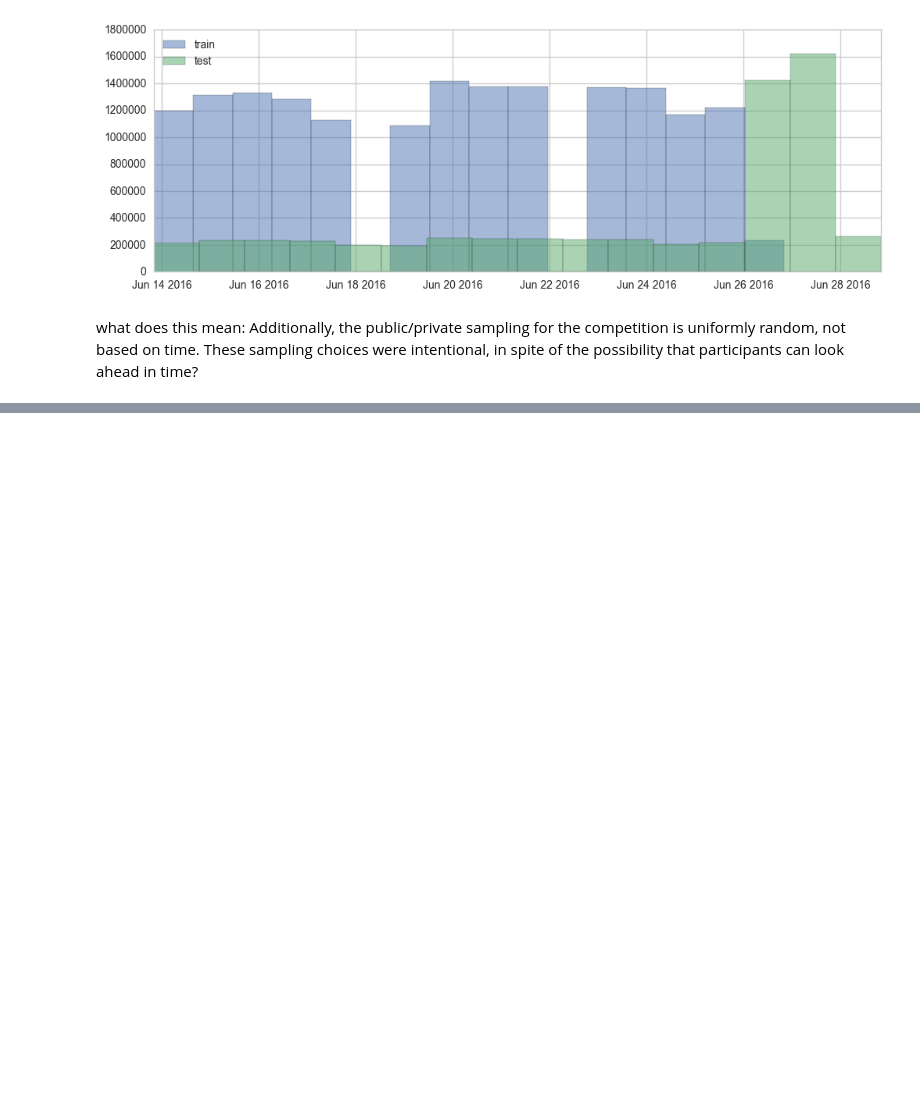
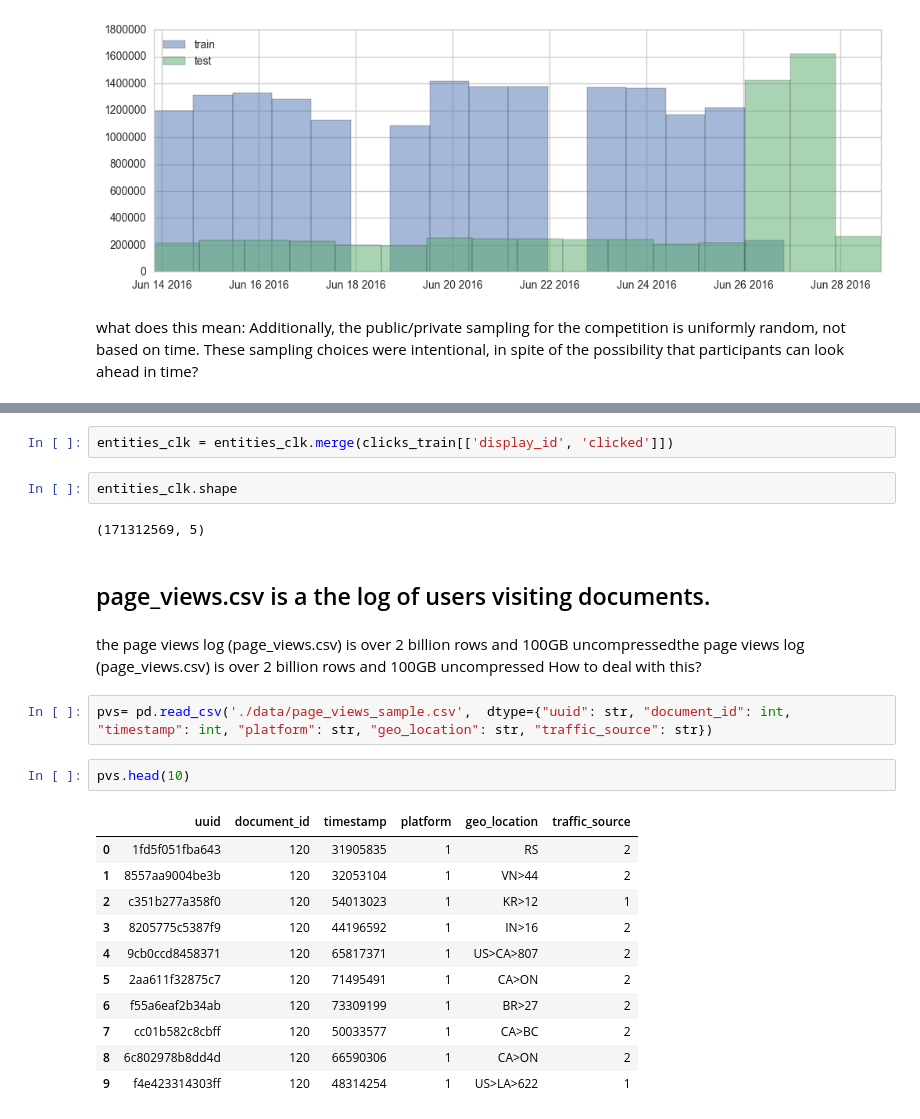
Before and after one commit to vishalchangrani/outbrain, a Jupyter notebook: Outbrain.ipynb, the cells around one changed output, grey strips where cells are left out. Drawn from its saved outputs; the diff is of its cells as text; blank space fills up the shorter version.

```diff
--- a/Outbrain.ipynb
+++ b/Outbrain.ipynb
@@ -81,0 +127,27 @@ what does this mean: Additionally, the public/private sampling for the competiti
+# %%
+entities_clk = entities_clk.merge(clicks_train[['display_id', 'clicked']])
+# %%
+entities_clk.shape
+# %% [output]
+(171312569, 5)
+# %% [markdown]
+## page_views.csv is a the log of users visiting documents.
+# %% [markdown]
+the page views log (page_views.csv) is over 2 billion rows and 100GB uncompressedthe page views log (page_views.csv) is over 2 billion rows and 100GB uncompressed
+How to deal with this?
+# %%
+pvs= pd.read_csv('./data/page_views_sample.csv',  dtype={"uuid": str, "document_id": int, "timestamp": int, "platform": str, "geo_location": str, "traffic_source": str})
+# %%
+pvs.head(10)
+# %% [output]
+|  | uuid | document_id | timestamp | platform | geo_location | traffic_source |
+| 0 | 1fd5f051fba643 | 120 | 31905835 | 1 | RS | 2 |
+| 1 | 8557aa9004be3b | 120 | 32053104 | 1 | VN>44 | 2 |
+| 2 | c351b277a358f0 | 120 | 54013023 | 1 | KR>12 | 1 |
+| 3 | 8205775c5387f9 | 120 | 44196592 | 1 | IN>16 | 2 |
+| 4 | 9cb0ccd8458371 | 120 | 65817371 | 1 | US>CA>807 | 2 |
+| 5 | 2aa611f32875c7 | 120 | 71495491 | 1 | CA>ON | 2 |
+| 6 | f55a6eaf2b34ab | 120 | 73309199 | 1 | BR>27 | 2 |
+| 7 | cc01b582c8cbff | 120 | 50033577 | 1 | CA>BC | 2 |
+| 8 | 6c802978b8dd4d | 120 | 66590306 | 1 | CA>ON | 2 |
+| 9 | f4e423314303ff | 120 | 48314254 | 1 | US>LA>622 | 1 |
```
Also changed, not shown: parts of 12 cells of this notebook.
